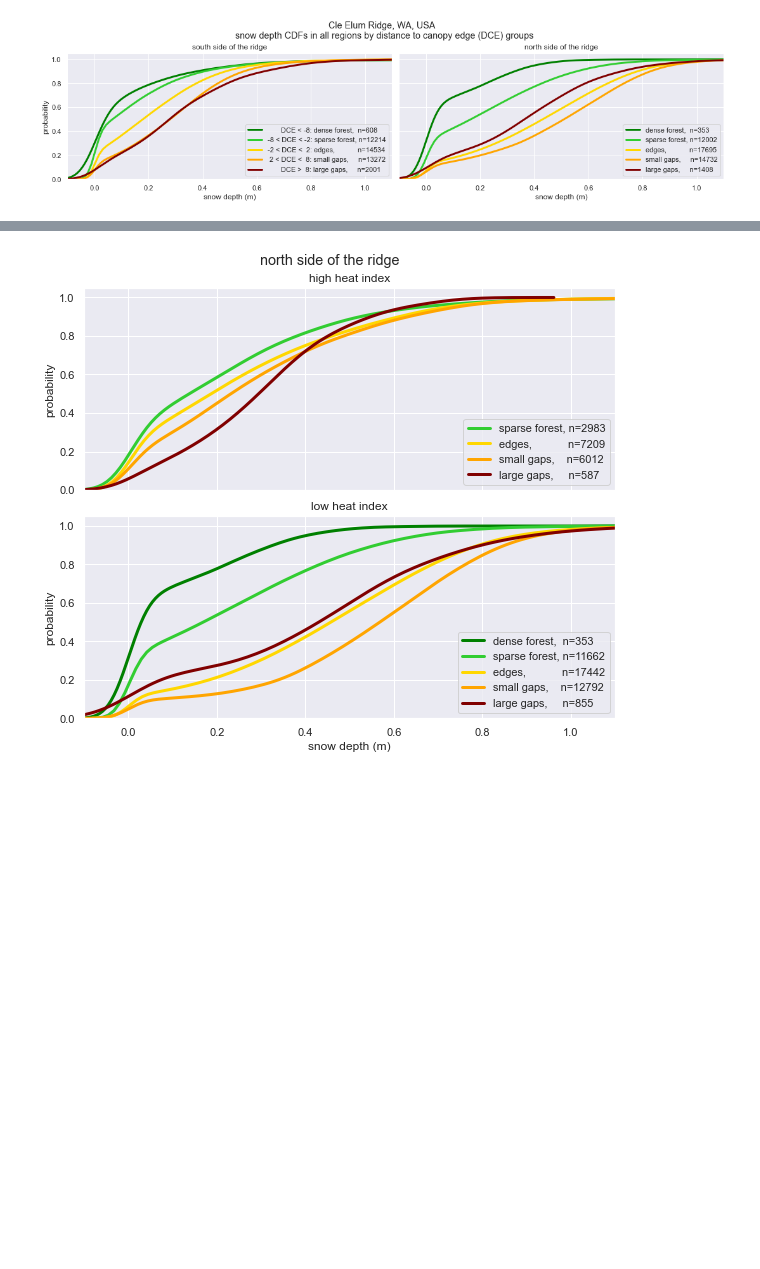
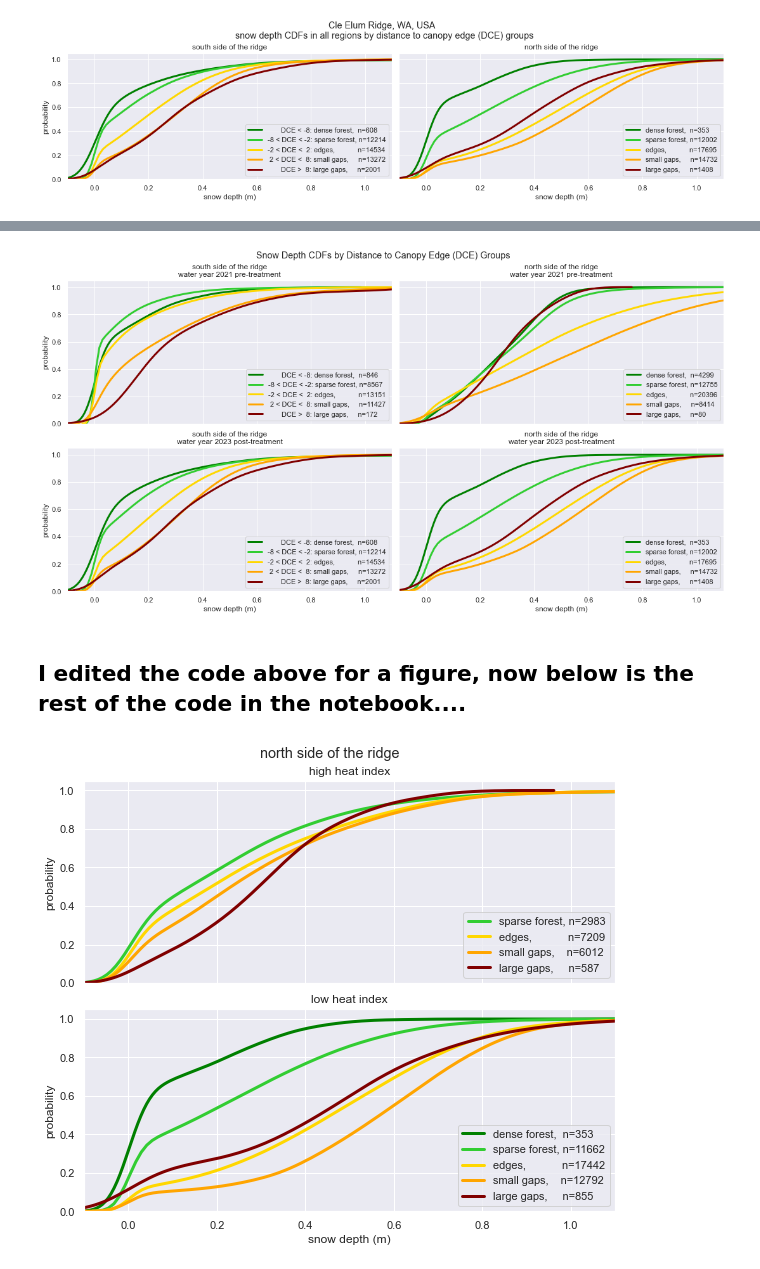
Before and after one commit to cassielumbrazo/CER_raster_analysis, a Jupyter notebook: 6_dce_groups_b_figure.ipynb, the cells around one changed output, grey strips where cells are left out. Saved outputs shown, nothing was run; the diff lists cells and outputs as text; code cells hidden in the pictures; blank space fills up the shorter version.

```diff
--- a/6_dce_groups_b_figure.ipynb
+++ b/6_dce_groups_b_figure.ipynb
@@ -395,3 +486,67 @@ plt.show()
+# %%
+# plot of a histogram of all those variables
+fig, axes = plt.subplots(2, 2, sharex=True, sharey=True, figsize=(15,8), constrained_layout = True)
+alpha=0.7
+
+# plots
+sns.kdeplot(ds['hs_dce_ncalm_reclass_2_100_s'].values.flatten(), ax=axes[0,0], color='green',     label=f'       DCE < -8: dense forest,  n={np.unique(ds["hs_dce_ncalm_reclass_2_100_s"]).size}', cumulative=True, linewidth=3)
+sns.kdeplot(ds['hs_dce_ncalm_reclass_2_200_s'].values.flatten(), ax=axes[0,0], color='limegreen', label=f'-8 < DCE < -2: sparse forest, n={np.unique(ds["hs_dce_ncalm_reclass_2_200_s"]).size}', cumulative=True, linewidth=3)
+sns.kdeplot(ds['hs_dce_ncalm_reclass_2_300_s'].values.flatten(), ax=axes[0,0], color='gold',      label=f'-2 < DCE <  2: edges,            n={np.unique(ds["hs_dce_ncalm_reclass_2_300_s"]).size}', cumulative=True, linewidth=3)
+sns.kdeplot(ds['hs_dce_ncalm_reclass_2_400_s'].values.flatten(), ax=axes[0,0], color='orange',    label=f' 2 < DCE <  8: small gaps,     n={np.unique(ds["hs_dce_ncalm_reclass_2_400_s"]).size}', cumulative=True, linewidth=3)
+sns.kdeplot(ds['hs_dce_ncalm_reclass_2_500_s'].values.flatten(), ax=axes[0,0], color='maroon',    label=f'       DCE >  8: large gaps,     n={np.unique(ds["hs_dce_ncalm_reclass_2_500_s"]).size}', cumulative=True, linewidth=3)
+
+sns.kdeplot(ds['hs_dce_ncalm_reclass_2_100_n'].values.flatten(), ax=axes[0,1], color='green',     label=f'dense forest,  n={np.unique(ds["hs_dce_ncalm_reclass_2_100_n"]).size}', cumulative=True, linewidth=3)
+sns.kdeplot(ds['hs_dce_ncalm_reclass_2_200_n'].values.flatten(), ax=axes[0,1], color='limegreen', label=f'sparse forest, n={np.unique(ds["hs_dce_ncalm_reclass_2_200_n"]).size}', cumulative=True, linewidth=3)
+sns.kdeplot(ds['hs_dce_ncalm_reclass_2_300_n'].values.flatten(), ax=axes[0,1], color='gold',      label=f'edges,            n={np.unique(ds["hs_dce_ncalm_reclass_2_300_n"]).size}', cumulative=True, linewidth=3)
+sns.kdeplot(ds['hs_dce_ncalm_reclass_2_400_n'].values.flatten(), ax=axes[0,1], color='orange',    label=f'small gaps,     n={np.unique(ds["hs_dce_ncalm_reclass_2_400_n"]).size}', cumulative=True, linewidth=3)
+sns.kdeplot(ds['hs_dce_ncalm_reclass_2_500_n'].values.flatten(), ax=axes[0,1], color='maroon',    label=f'large gaps,     n={np.unique(ds["hs_dce_ncalm_reclass_2_500_n"]).size}', cumulative=True, linewidth=3)
+
+
+# plots
+sns.kdeplot(ds['hs_dce_rapid_reclass_2_100_s'].values.flatten(), ax=axes[1,0], color='green',     label=f'       DCE < -8: dense forest,  n={np.unique(ds["hs_dce_rapid_reclass_2_100_s"]).size}', cumulative=True, linewidth=3)
+sns.kdeplot(ds['hs_dce_rapid_reclass_2_200_s'].values.flatten(), ax=axes[1,0], color='limegreen', label=f'-8 < DCE < -2: sparse forest, n={np.unique(ds["hs_dce_rapid_reclass_2_200_s"]).size}', cumulative=True, linewidth=3)
+sns.kdeplot(ds['hs_dce_rapid_reclass_2_300_s'].values.flatten(), ax=axes[1,0], color='gold',      label=f'-2 < DCE <  2: edges,            n={np.unique(ds["hs_dce_rapid_reclass_2_300_s"]).size}', cumulative=True, linewidth=3)
+sns.kdeplot(ds['hs_dce_rapid_reclass_2_400_s'].values.flatten(), ax=axes[1,0], color='orange',    label=f' 2 < DCE <  8: small gaps,     n={np.unique(ds["hs_dce_rapid_reclass_2_400_s"]).size}', cumulative=True, linewidth=3)
+sns.kdeplot(ds['hs_dce_rapid_reclass_2_500_s'].values.flatten(), ax=axes[1,0], color='maroon',    label=f'       DCE >  8: large gaps,     n={np.unique(ds["hs_dce_rapid_reclass_2_500_s"]).size}', cumulative=True, linewidth=3)
+
+sns.kdeplot(ds['hs_dce_rapid_reclass_2_100_n'].values.flatten(), ax=axes[1,1], color='green',     label=f'dense forest,  n={np.unique(ds["hs_dce_rapid_reclass_2_100_n"]).size}', cumulative=True, linewidth=3)
+sns.kdeplot(ds['hs_dce_rapid_reclass_2_200_n'].values.flatten(), ax=axes[1,1], color='limegreen', label=f'sparse forest, n={np.unique(ds["hs_dce_rapid_reclass_2_200_n"]).size}', cumulative=True, linewidth=3)
+sns.kdeplot(ds['hs_dce_rapid_reclass_2_300_n'].values.flatten(), ax=axes[1,1], color='gold',      label=f'edges,            n={np.unique(ds["hs_dce_rapid_reclass_2_300_n"]).size}', cumulative=True, linewidth=3)
+sns.kdeplot(ds['hs_dce_rapid_reclass_2_400_n'].values.flatten(), ax=axes[1,1], color='orange',    label=f'small gaps,     n={np.unique(ds["hs_dce_rapid_reclass_2_400_n"]).size}', cumulative=True, linewidth=3)
+sns.kdeplot(ds['hs_dce_rapid_reclass_2_500_n'].values.flatten(), ax=axes[1,1], color='maroon',    label=f'large gaps,     n={np.unique(ds["hs_dce_rapid_reclass_2_500_n"]).size}', cumulative=True, linewidth=3)
+
+
+# labels
+axes[0,0].set_title('south side of the ridge\nwater year 2021 pre-treatment')
+axes[0,1].set_title('north side of the ridge\nwater year 2021 pre-treatment')
+axes[1,0].set_title('south side of the ridge\nwater year 2023 post-treatment')
+axes[1,1].set_title('north side of the ridge\nwater year 2023 post-treatment')
+
+axes[1,0].set_xlabel('snow depth (m)')
+axes[1,1].set_xlabel('snow depth (m)')
+
+axes[0,0].set_ylabel('probability')
+axes[1,0].set_ylabel('probability')
+
+axes[0,0].set_xlim(-0.1,1.1)
+
+plt.suptitle('Snow Depth CDFs by Distance to Canopy Edge (DCE) Groups')
+axes[0,0].legend(loc='lower right')
+axes[0,1].legend(loc='lower right')
+axes[1,0].legend(loc='lower right')
+axes[1,1].legend(loc='lower right')
+
+# define path to save the figures to
+figure_path = "C:\\Users\\Lumbr\\OneDrive - UW\\Documents - mountainhydro\\People\\CassieLumbrazo\\EasternCascades\\Writing\\5_Manuscript\\2_PostDefense\\python_figures\\"
+# export the figure with high resolution
+figure_name = 'cdf_dce_groups_preandpost.png'
+plt.savefig(figure_path + figure_name, dpi=800)
+
+plt.show()
+# %% [output]
+[figure, added]
+# %% [markdown]
+## I edited the code above for a figure, now below is the rest of the code in the notebook....
 # %%
 # plot of a histogram of all those variables
 fig, axes = plt.subplots(2, 1, sharex=True, sharey=True, figsize=(8,7), constrained_layout = True)
```
Also changed, not shown: parts of 4 cells of this notebook.
